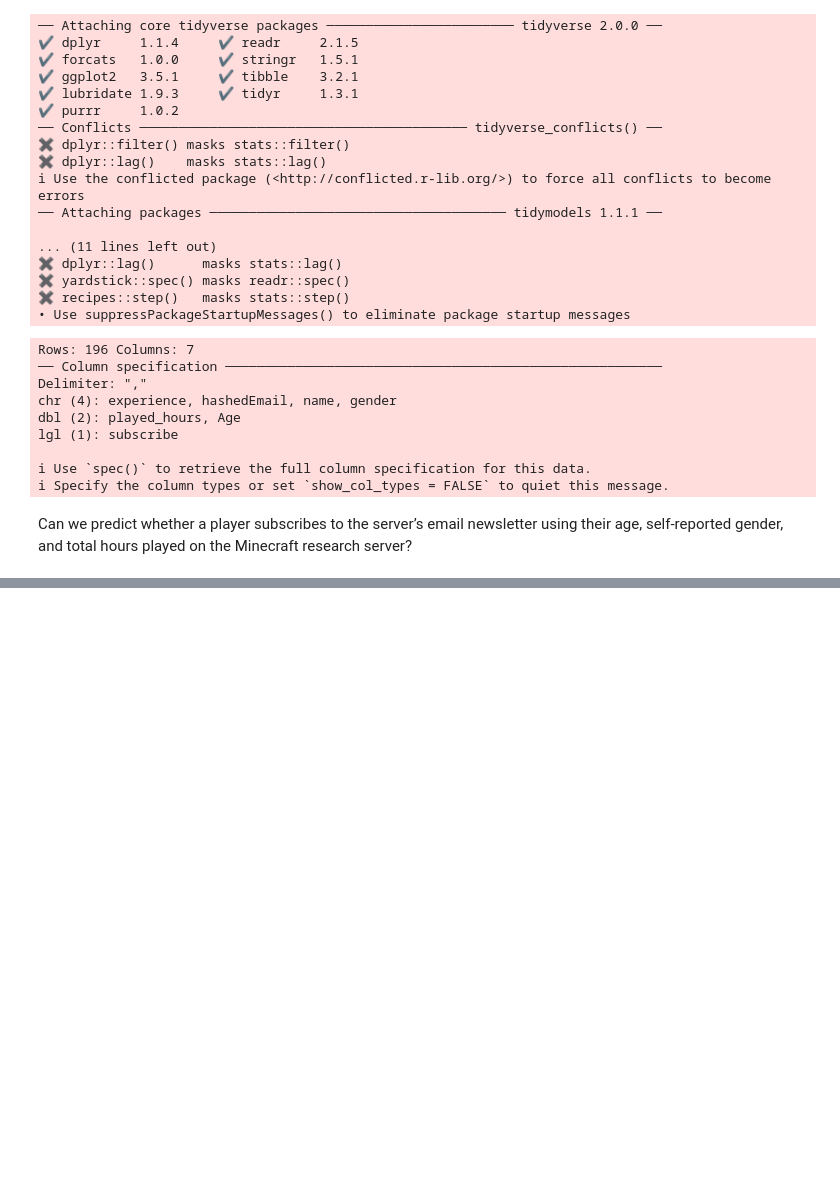
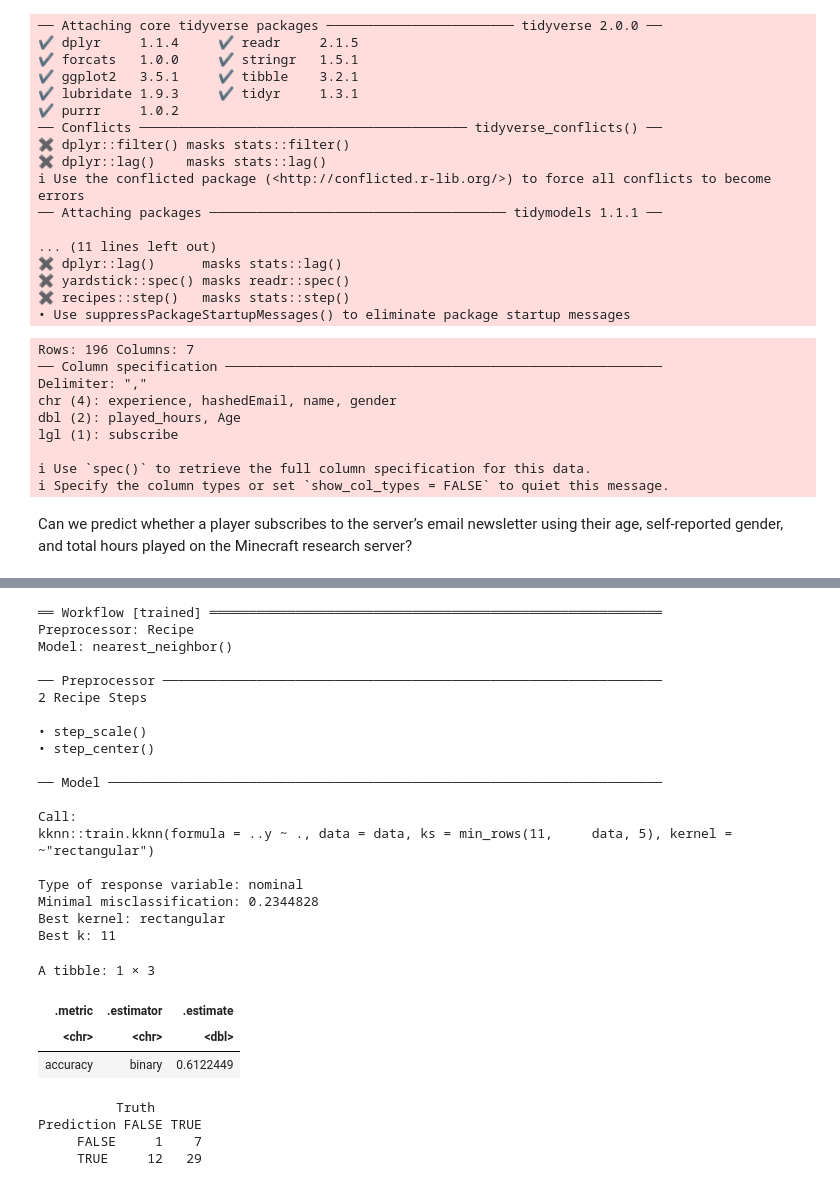
Before and after one commit to vanessapan07/dsci-project-009-19, a Jupyter notebook: final project.ipynb, the cells around one changed output, grey strips where cells are left out. Drawn from its saved outputs; the diff is of its cells as text; code cells hidden in the pictures; blank space fills up the shorter version.

```diff
--- a/final project.ipynb
+++ b/final project.ipynb
@@ -222,0 +174,55 @@ fruit_mat
+# %%
+best_player_recipe <- recipe(subscribe ~ Age + played_hours + gender, data = player_train) |>
+  step_scale(all_predictors()) |>
+  step_center(all_predictors())
+
+knn_spec <- nearest_neighbor(weight_func = "rectangular", neighbors = best_k) |>
+  set_engine("kknn") |>
+  set_mode("classification")
+
+knn_fit <- workflow() |>
+  add_recipe(best_player_recipe) |>
+  add_model(knn_spec) |>
+  fit(data = player_train)
+
+knn_fit
+
+player_test_predictions <- predict(knn_fit, player_test) |>
+  bind_cols(player_test)
+
+player_test_predictions |>
+  metrics(truth = subscribe, estimate = .pred_class) |>
+  filter(.metric == "accuracy")
+# %% [output]
+══ Workflow [trained] ══════════════════════════════════════════════════════════
+Preprocessor: Recipe
+Model: nearest_neighbor()
+
+── Preprocessor ────────────────────────────────────────────────────────────────
+2 Recipe Steps
+
+• step_scale()
+• step_center()
+
+── Model ───────────────────────────────────────────────────────────────────────
+
+Call:
+kknn::train.kknn(formula = ..y ~ ., data = data, ks = min_rows(11,     data, 5), kernel = ~"rectangular")
+
+Type of response variable: nominal
+Minimal misclassification: 0.2344828
+Best kernel: rectangular
+Best k: 11
+A tibble: 1 × 3
+| .metric | .estimator | .estimate |
+| <chr> | <chr> | <dbl> |
+| accuracy | binary | 0.6122449 |
+# %%
+confusion <- player_test_predictions |>
+             conf_mat(truth = subscribe, estimate = .pred_class)
+confusion
+# %% [output]
+          Truth
+Prediction FALSE TRUE
+     FALSE     1    7
+     TRUE     12   29
```
Also changed, not shown: parts of 6 cells of this notebook.
